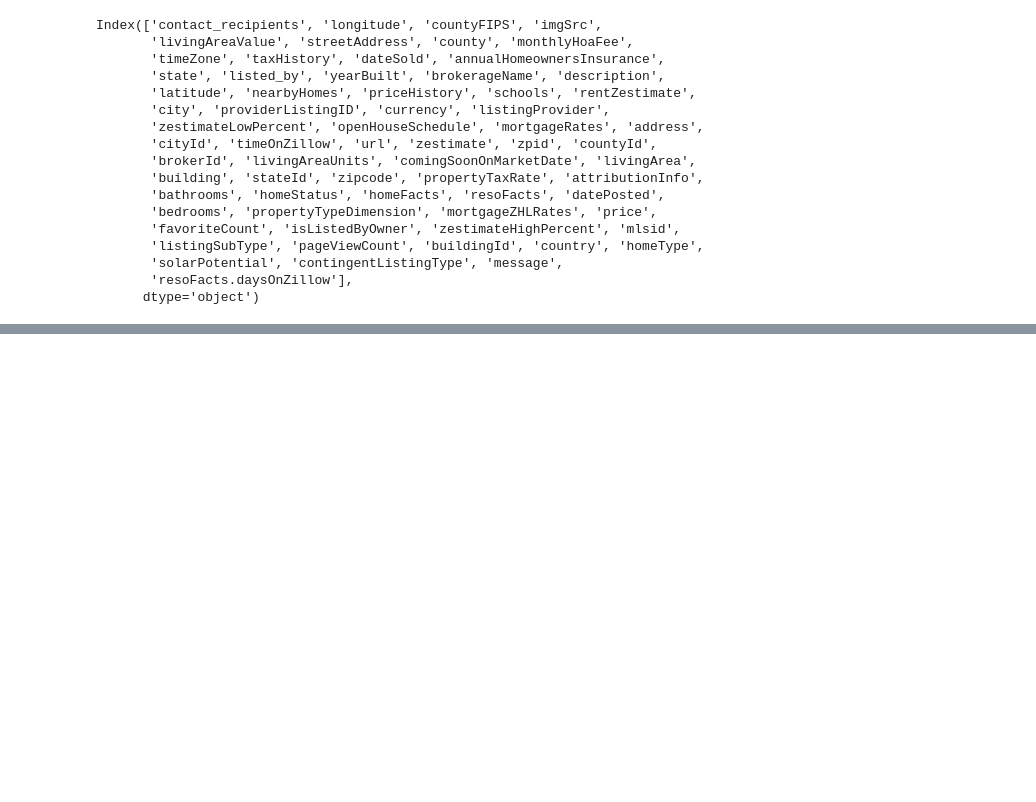
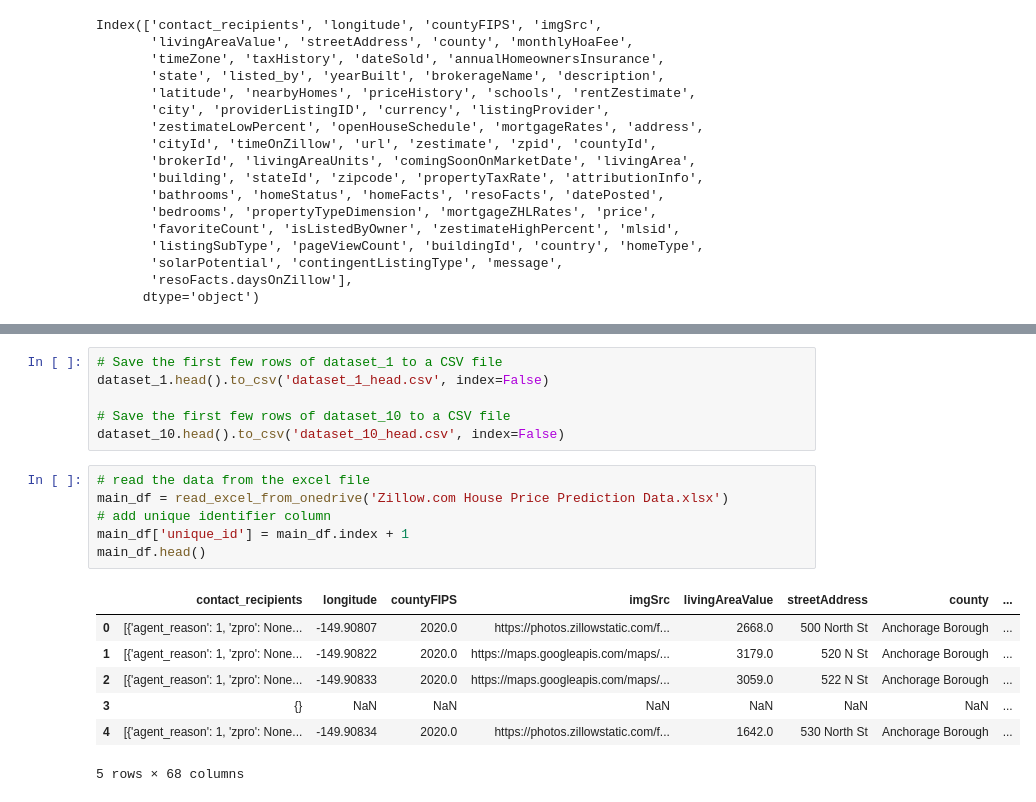
Before and after one commit to lingyundai/MyFirstDoor, a Jupyter notebook: housing.ipynb, the cells around one changed output, grey strips where cells are left out. Saved outputs shown, nothing was run; the diff lists cells and outputs as text; blank space fills up the shorter version.

Commit message:
dataset processing

```diff
--- a/housing.ipynb
+++ b/housing.ipynb
@@ -311,0 +547,20 @@ Index(['contact_recipients', 'longitude', 'countyFIPS', 'imgSrc',
+# %%
+# Save the first few rows of dataset_1 to a CSV file
+dataset_1.head().to_csv('dataset_1_head.csv', index=False)
+
+# Save the first few rows of dataset_10 to a CSV file
+dataset_10.head().to_csv('dataset_10_head.csv', index=False)
+# %%
+# read the data from the excel file
+main_df = read_excel_from_onedrive('Zillow.com House Price Prediction Data.xlsx')
+# add unique identifier column
+main_df['unique_id'] = main_df.index + 1
+main_df.head()
+# %% [output]
+|  | contact_recipients | longitude | countyFIPS | imgSrc | livingAreaValue | streetAddress | county | ... |
+| 0 | [{'agent_reason': 1, 'zpro': None... | -149.90807 | 2020.0 | https://photos.zillowstatic.com/f... | 2668.0 | 500 North St | Anchorage Borough | ... |
+| 1 | [{'agent_reason': 1, 'zpro': None... | -149.90822 | 2020.0 | https://maps.googleapis.com/maps/... | 3179.0 | 520 N St | Anchorage Borough | ... |
+| 2 | [{'agent_reason': 1, 'zpro': None... | -149.90833 | 2020.0 | https://maps.googleapis.com/maps/... | 3059.0 | 522 N St | Anchorage Borough | ... |
+| 3 | {} | NaN | NaN | NaN | NaN | NaN | NaN | ... |
+| 4 | [{'agent_reason': 1, 'zpro': None... | -149.90834 | 2020.0 | https://photos.zillowstatic.com/f... | 1642.0 | 530 North St | Anchorage Borough | ... |
+5 rows × 68 columns
```
Also changed, not shown: parts of 50 cells of this notebook, 2 other files.
